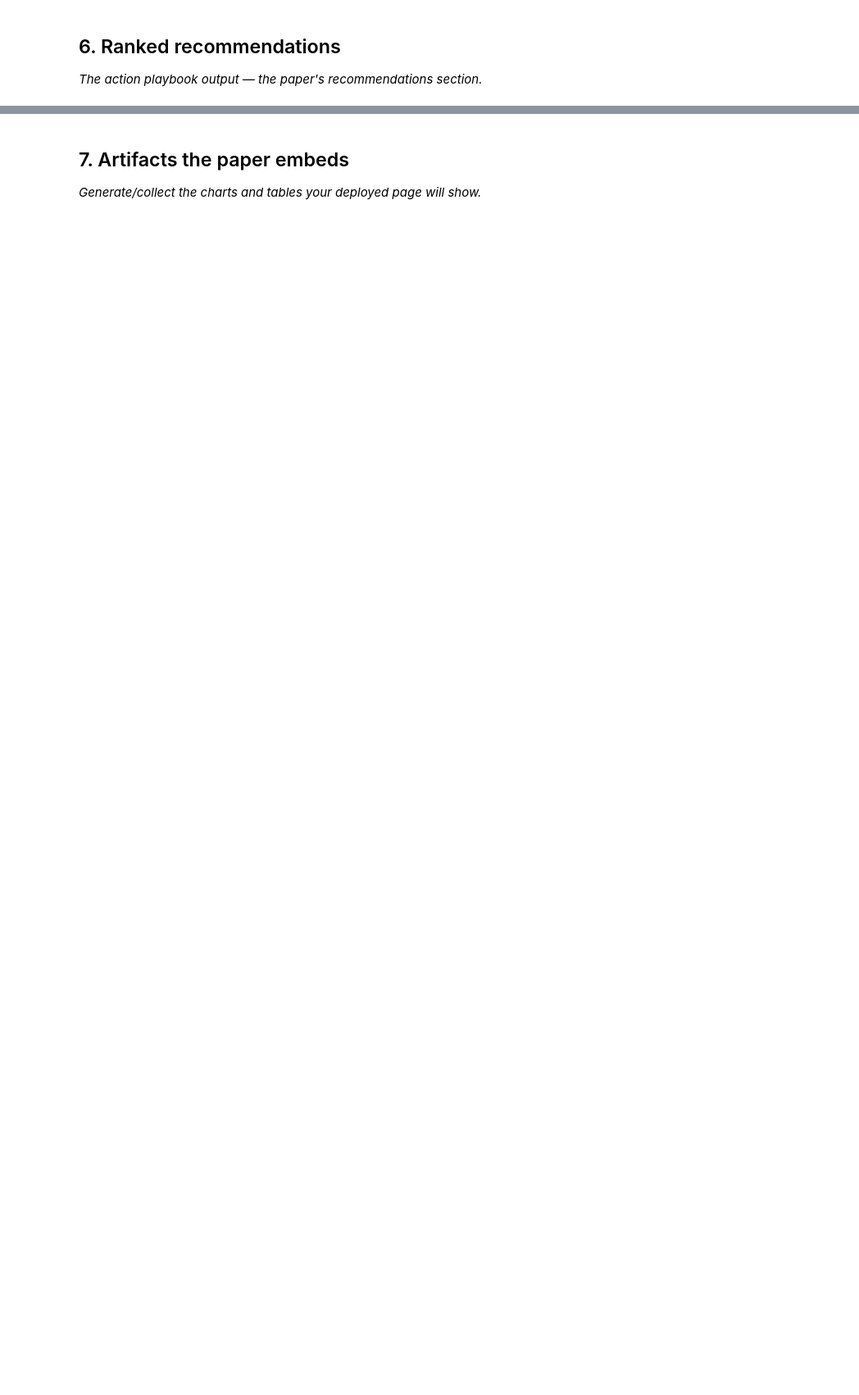
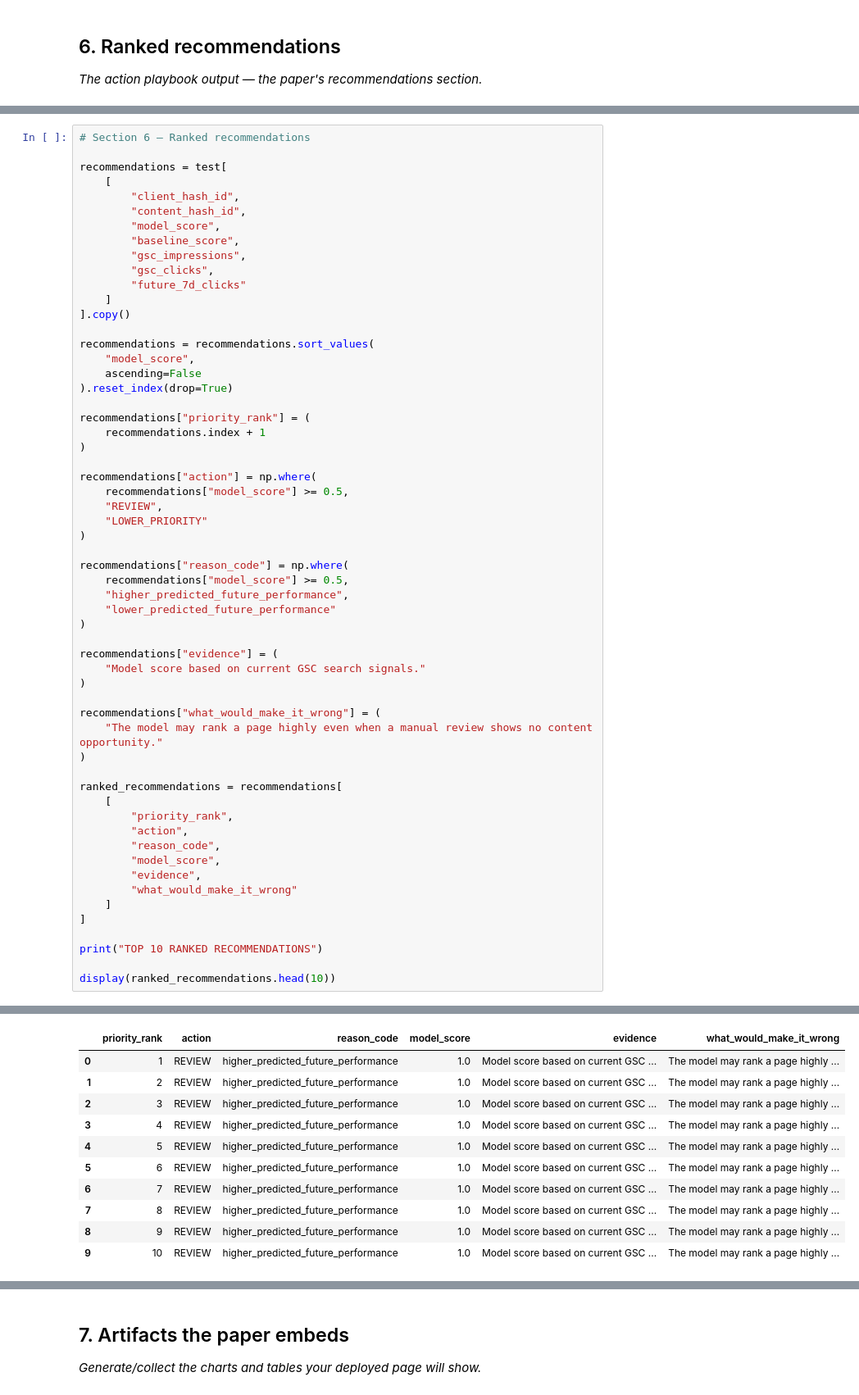
Before and after one commit to varshitha922/flyrank-ml-internship, a Jupyter notebook: work/notebooks/capstone.ipynb, the cells around one changed output, grey strips where cells are left out. Shown at 82% size. Cells and saved outputs as stored; diff of their text form; blank space fills up the shorter version.

```diff
--- a/work/notebooks/capstone.ipynb
+++ b/work/notebooks/capstone.ipynb
@@ -32,0 +311,59 @@ This skeleton is yours to fill. Work the sections **in order** — each one has
+# %%
+# Section 6 — Ranked recommendations
+
+recommendations = test[
+    [
+        "client_hash_id",
+        "content_hash_id",
+        "model_score",
+        "baseline_score",
+        "gsc_impressions",
+        "gsc_clicks",
+        "future_7d_clicks"
+    ]
+].copy()
+
+recommendations = recommendations.sort_values(
+    "model_score",
+    ascending=False
+).reset_index(drop=True)
+
+recommendations["priority_rank"] = (
+    recommendations.index + 1
+)
+
+recommendations["action"] = np.where(
+    recommendations["model_score"] >= 0.5,
+    "REVIEW",
+    "LOWER_PRIORITY"
+)
+
+recommendations["reason_code"] = np.where(
+    recommendations["model_score"] >= 0.5,
+    "higher_predicted_future_performance",
+    "lower_predicted_future_performance"
+)
+
+recommendations["evidence"] = (
+    "Model score based on current GSC search signals."
+)
+
+recommendations["what_would_make_it_wrong"] = (
+    "The model may rank a page highly even when a manual review shows no content opportunity."
+)
+
+ranked_recommendations = recommendations[
+    [
+        "priority_rank",
+        "action",
+        "reason_code",
+        "model_score",
+        "evidence",
+        "what_would_make_it_wrong"
+    ]
+]
+
+print("TOP 10 RANKED RECOMMENDATIONS")
+
+display(ranked_recommendations.head(10))
+# %% [output]
@@ -32,0 +371,11 @@ This skeleton is yours to fill. Work the sections **in order** — each one has
+|  | priority_rank | action | reason_code | model_score | evidence | what_would_make_it_wrong |
+| 0 | 1 | REVIEW | higher_predicted_future_performance | 1.0 | Model score based on current GSC ... | The model may rank a page highly ... |
+| 1 | 2 | REVIEW | higher_predicted_future_performance | 1.0 | Model score based on current GSC ... | The model may rank a page highly ... |
+| 2 | 3 | REVIEW | higher_predicted_future_performance | 1.0 | Model score based on current GSC ... | The model may rank a page highly ... |
+| 3 | 4 | REVIEW | higher_predicted_future_performance | 1.0 | Model score based on current GSC ... | The model may rank a page highly ... |
+| 4 | 5 | REVIEW | higher_predicted_future_performance | 1.0 | Model score based on current GSC ... | The model may rank a page highly ... |
+| 5 | 6 | REVIEW | higher_predicted_future_performance | 1.0 | Model score based on current GSC ... | The model may rank a page highly ... |
+| 6 | 7 | REVIEW | higher_predicted_future_performance | 1.0 | Model score based on current GSC ... | The model may rank a page highly ... |
+| 7 | 8 | REVIEW | higher_predicted_future_performance | 1.0 | Model score based on current GSC ... | The model may rank a page highly ... |
+| 8 | 9 | REVIEW | higher_predicted_future_performance | 1.0 | Model score based on current GSC ... | The model may rank a page highly ... |
+| 9 | 10 | REVIEW | higher_predicted_future_performance | 1.0 | Model score based on current GSC ... | The model may rank a page highly ... |
```
Also changed, not shown: parts of 13 cells of this notebook.
